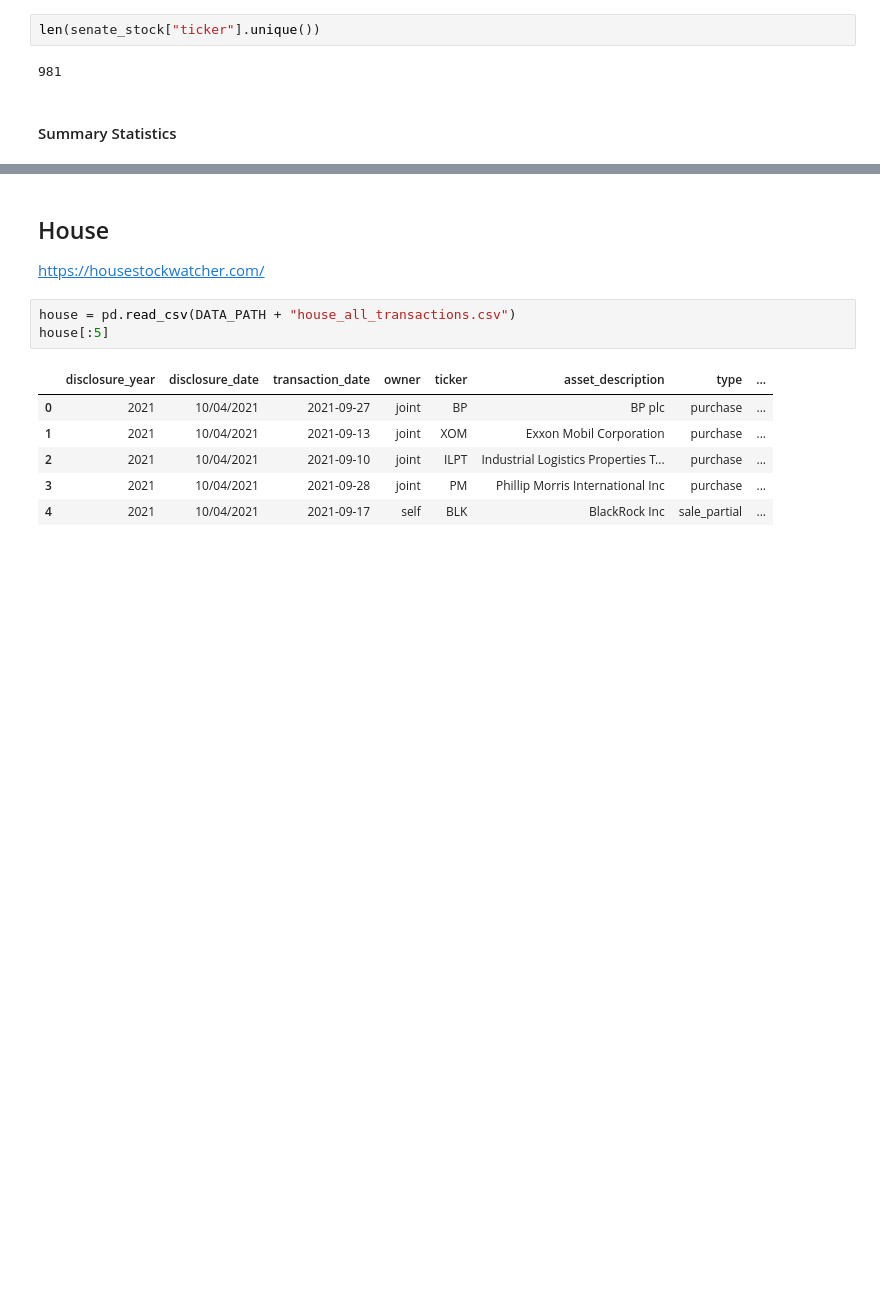
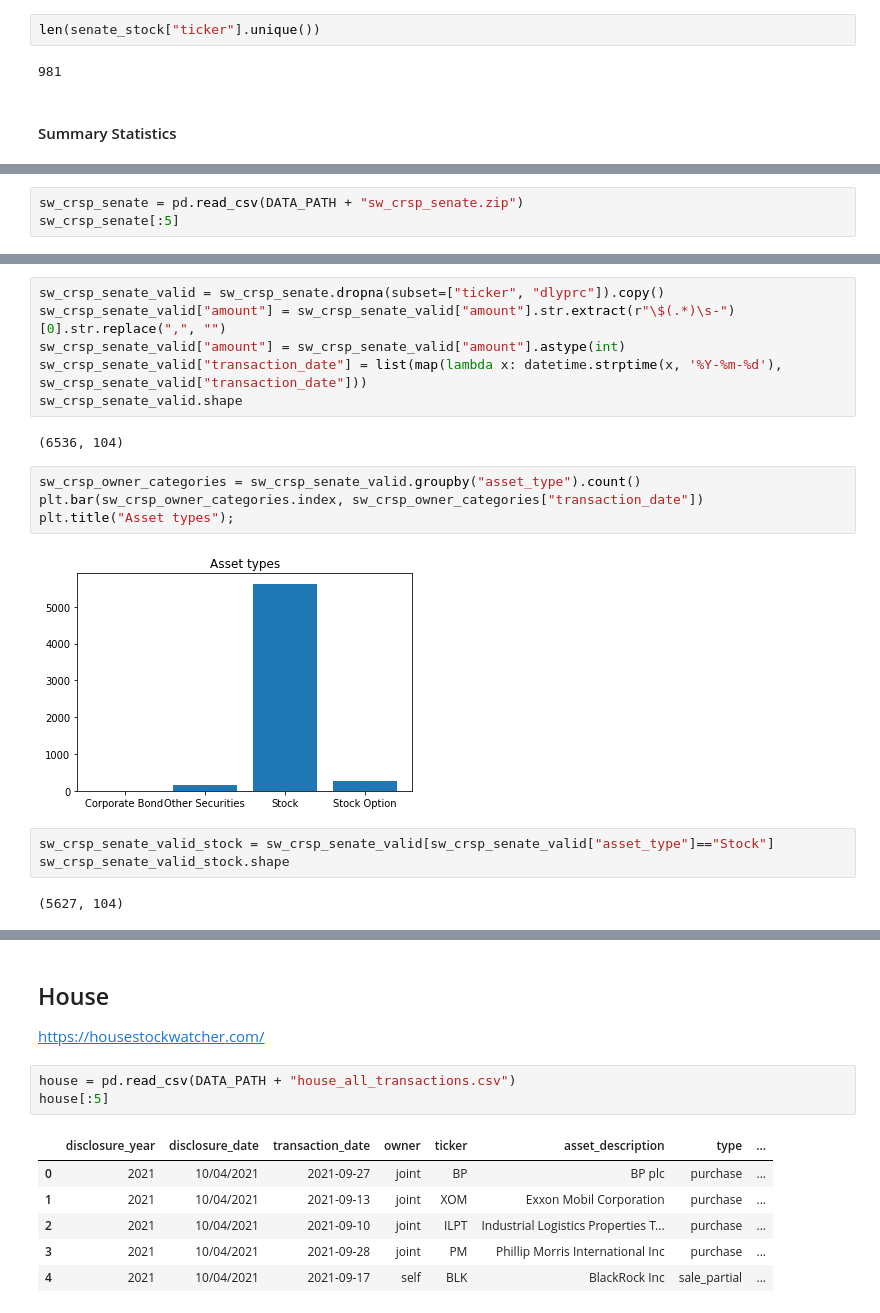
Before and after one commit to oooyiyangc/politician-voting-yc, a Jupyter notebook: src/eda.ipynb, the cells around one changed output, grey strips where cells are left out. Cells and saved outputs as stored; diff of their text form; blank space fills up the shorter version.

```diff
--- a/src/eda.ipynb
+++ b/src/eda.ipynb
@@ -92,0 +96,3 @@ plt.title("Transaction Amounts");
+# %%
+sw_crsp_senate = pd.read_csv(DATA_PATH + "sw_crsp_senate.zip")
+sw_crsp_senate[:5]
@@ -92,0 +107,19 @@ plt.title("Transaction Amounts");
+# %%
+sw_crsp_senate_valid = sw_crsp_senate.dropna(subset=["ticker", "dlyprc"]).copy()
+sw_crsp_senate_valid["amount"] = sw_crsp_senate_valid["amount"].str.extract(r"\$(.*)\s-")[0].str.replace(",", "")
+sw_crsp_senate_valid["amount"] = sw_crsp_senate_valid["amount"].astype(int)
+sw_crsp_senate_valid["transaction_date"] = list(map(lambda x: datetime.strptime(x, '%Y-%m-%d'), sw_crsp_senate_valid["transaction_date"]))
+sw_crsp_senate_valid.shape
+# %% [output]
+(6536, 104)
+# %%
+sw_crsp_owner_categories = sw_crsp_senate_valid.groupby("asset_type").count()
+plt.bar(sw_crsp_owner_categories.index, sw_crsp_owner_categories["transaction_date"])
+plt.title("Asset types");
+# %% [output]
+[figure, added]
+# %%
+sw_crsp_senate_valid_stock = sw_crsp_senate_valid[sw_crsp_senate_valid["asset_type"]=="Stock"]
+sw_crsp_senate_valid_stock.shape
+# %% [output]
+(5627, 104)
```
Also changed, not shown: parts of 24 cells of this notebook, 1 other file.
